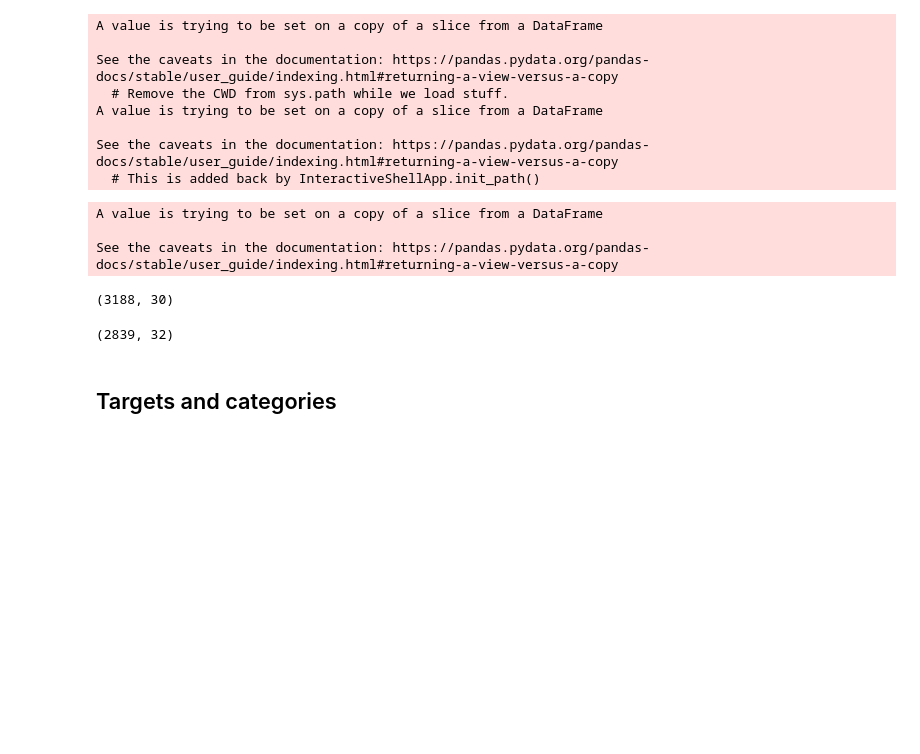
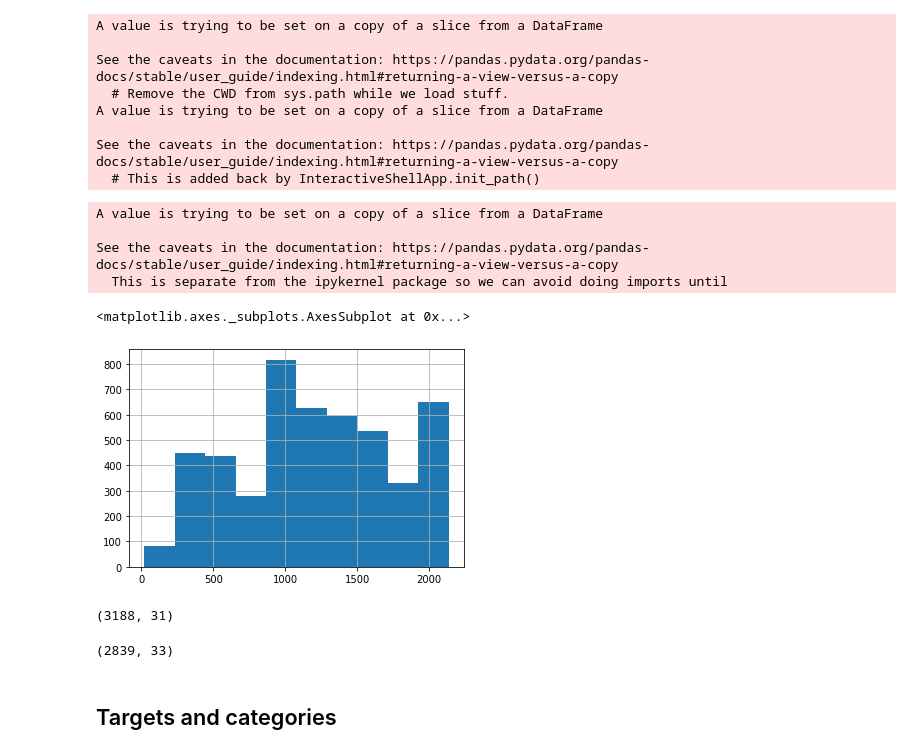
Before and after one commit to eukhenio/ds_school_2020, a Jupyter notebook: task 4/Strokatov_Home_Work.ipynb, the cells around one changed output. Saved outputs shown, nothing was run; the diff lists cells and outputs as text; code cells hidden in the pictures; blank space fills up the shorter version.

```diff
--- a/task 4/Strokatov_Home_Work.ipynb
+++ b/task 4/Strokatov_Home_Work.ipynb
@@ -53,9 +53,11 @@ dfm['production_country_id'] = pd.json_normalize(dfm.production_countries.apply(
 #production companies
 dfm['production_company_name'] = pd.json_normalize(dfm.production_companies.apply(json.loads).apply(lambda x: x[0] if (x != []) else {'id': 'None', 'name': 'NaN'}))['name']
 # %%
-#New company column
+#New company and genre columns
 dfm['company_portfolio'] = dfm.groupby('production_company_name')['production_company_name'].transform('count')
 dfm.production_company_name[dfm.company_portfolio < 2] = 'Noname company'
+dfm['genre_popularity'] = dfm.groupby('prime_genre_name')['prime_genre_name'].transform('count') + dfm.groupby('secondary_genre_name')['secondary_genre_name'].transform('count')
+
 
 dfm['profitable'] = (dfm.revenue / dfm.budget) > 2.5
 dfm['foreign'] = (dfm.production_country_id) != 'US'
@@ -63,11 +65,19 @@ dfm['foreign'] = (dfm.production_country_id) != 'US'
 A value is trying to be set on a copy of a slice from a DataFrame
 
 See the caveats in the documentation: https://pandas.pydata.org/pandas-docs/stable/user_guide/indexing.html#returning-a-view-versus-a-copy
+  This is separate from the ipykernel package so we can avoid doing imports until
+# %%
+dfm.genre_popularity.hist()
+# %% [output]
+<matplotlib.axes._subplots.AxesSubplot at 0x...>
+[figure, added]
 # %%
+#Drop NaN and non-representative data
+
 dfm = dfm.drop(dfm[(dfm.runtime == 0) | (dfm.revenue == 0) | (dfm.budget == 0) | (dfm.production_company_name == 'NaN')].index, axis=0)
 dfm.shape
 # %% [output]
-(3188, 30)
+(3188, 31)
 # %%
 dfm = dfm.drop(['genres', 'homepage', 'id', 'keywords', 'original_title', 'overview',
                 'production_companies', 'production_countries', 'spoken_languages', 'tagline',
@@ -85,11 +95,13 @@ dfm = pd.concat([dfm, genres], axis=1).drop(['prime_genre_name',	'secondary_genr
 # %%
+#Drop old films non-applicable data
+
 dfm = dfm[dfm.year > 1986]
 dfm = dfm[np.log(dfm.revenue) > 7.5]
 dfm.revenue = np.log(dfm.revenue)
 dfm.budget = np.log(dfm.budget)
 print(dfm.shape)
 # %% [output]
-(2839, 32)
+(2839, 33)
 # %% [markdown]
 ## Targets and categories
 # %%
```
Also changed, not shown: parts of 15 cells of this notebook.
